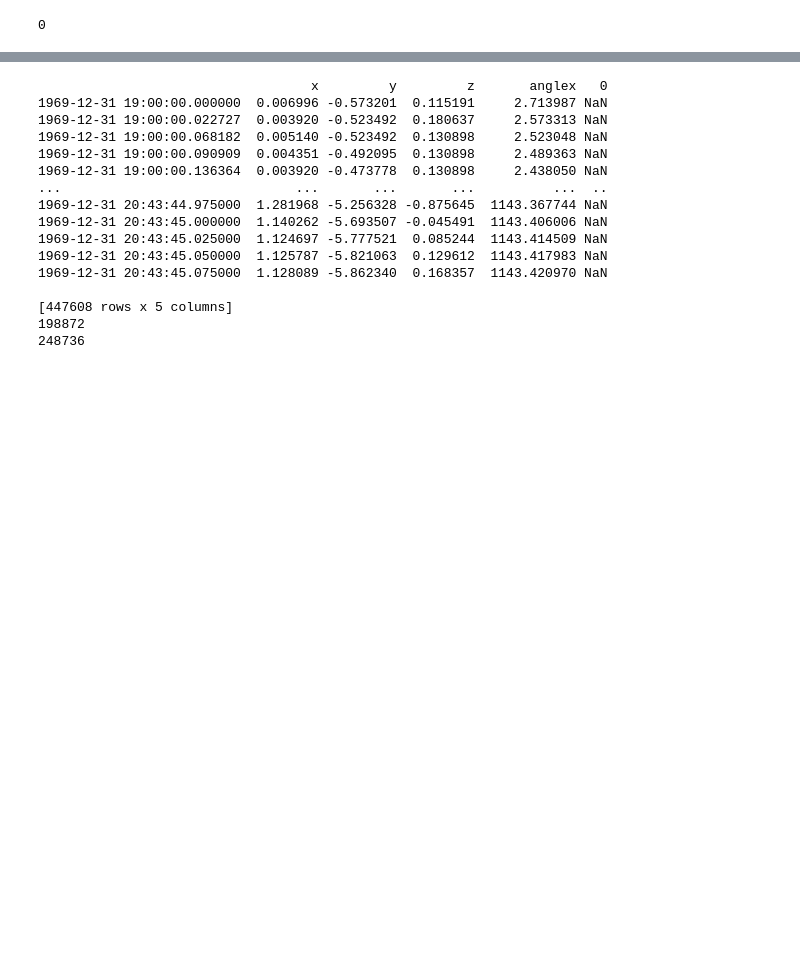
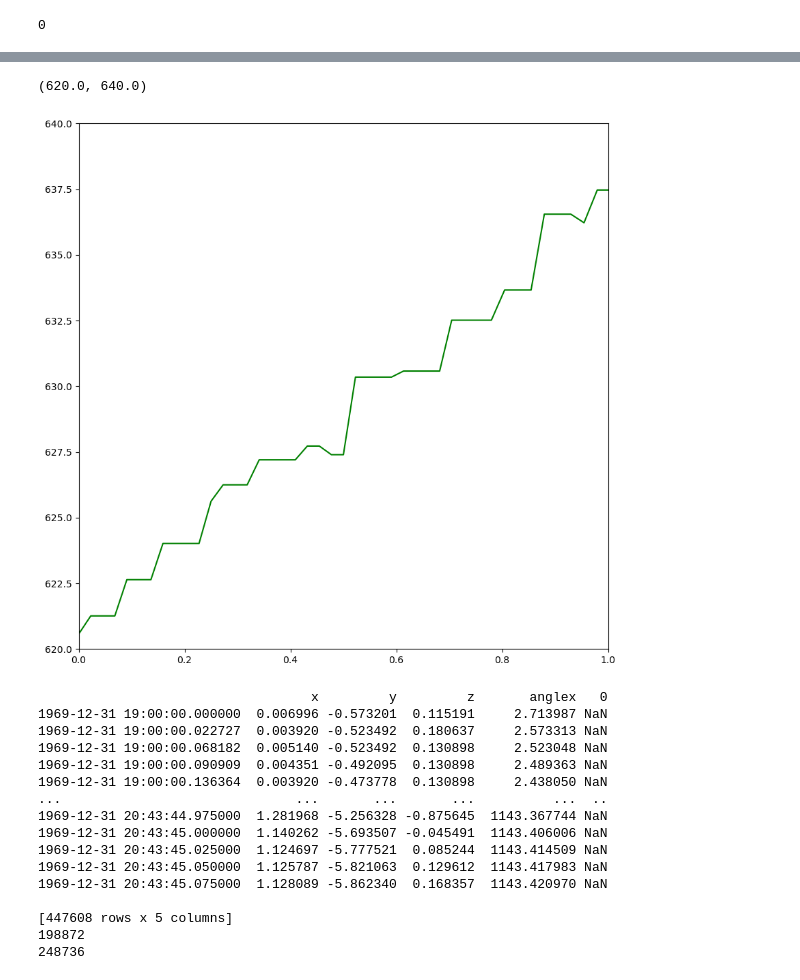
Before and after one commit to UMDBPP/TUFFcode, a Jupyter notebook: Data Analysis/data playground.ipynb, the cells around one changed output, grey strips where cells are left out. Cells and saved outputs as stored; diff of their text form; code cells hidden in the pictures; blank space fills up the shorter version.

```diff
--- a/Data Analysis/data playground.ipynb
+++ b/Data Analysis/data playground.ipynb
@@ -205,3 +258,10 @@ plt.subplots_adjust(hspace=.0)
+# %%
+plt.plot(t_altitude, altitude, 'g')
+plt.xlim([0, 1])
+plt.ylim([620, 640])
+# %% [output]
+(620.0, 640.0)
+[figure, added]
 # %%
 # resampling to regular intervals
 from datetime import datetime
```
Also changed, not shown: parts of 6 cells of this notebook.
